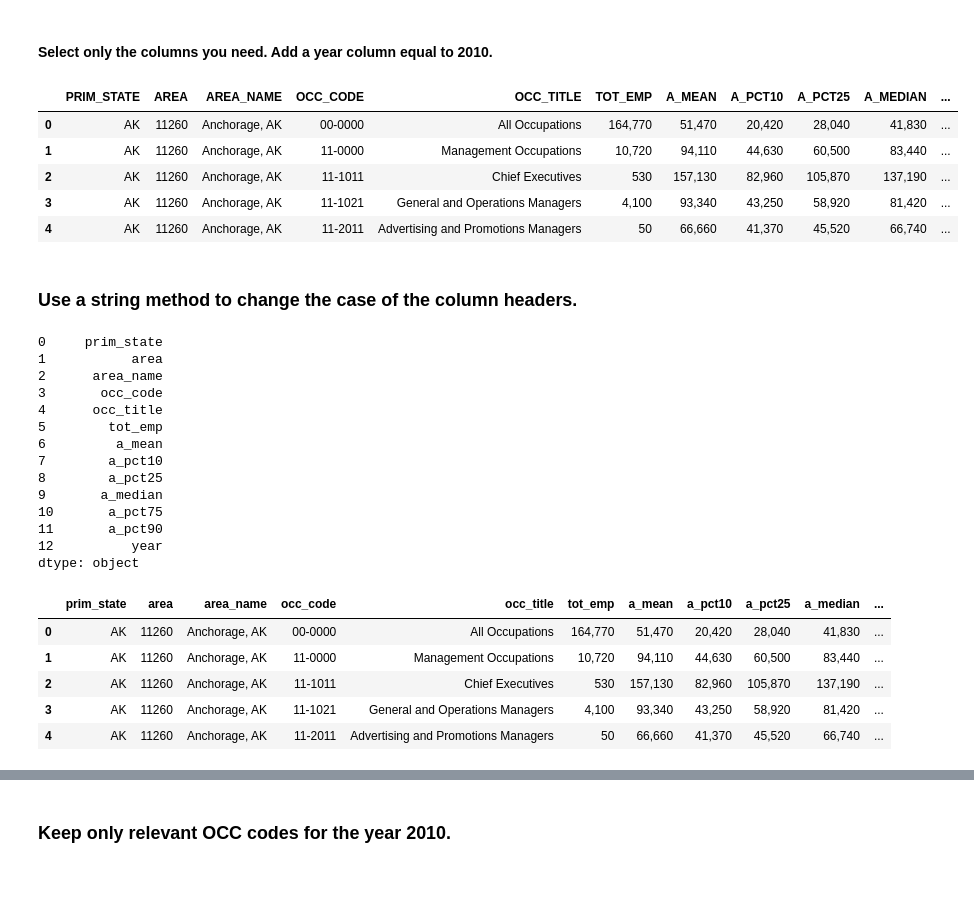
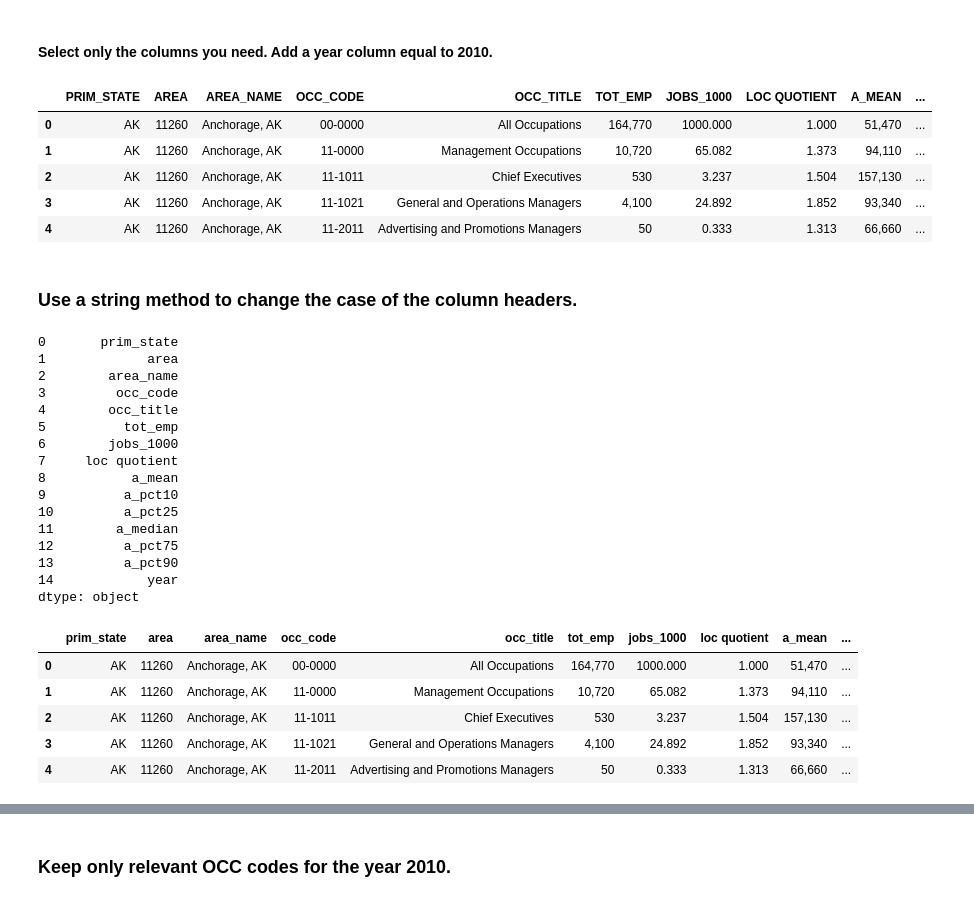
Before and after one commit to mkblake/tech-hubs-brain-drain, a Jupyter notebook: notebooks/cleaning_MSA_OEWS.ipynb, the cells around one changed output, grey strips where cells are left out. Saved outputs shown, nothing was run; the diff lists cells and outputs as text; code cells hidden in the pictures.

```diff
--- a/notebooks/cleaning_MSA_OEWS.ipynb
+++ b/notebooks/cleaning_MSA_OEWS.ipynb
@@ -238,47 +238,49 @@ memory usage: 28.5+ MB
 # %% [markdown]
 #### Select only the columns you need. Add a year column equal to 2010.
 # %%
-commsa2010 = commsa2010[['PRIM_STATE','AREA', 'AREA_NAME', 'OCC_CODE', 'OCC_TITLE', 'TOT_EMP', 'A_MEAN',
-                         'A_PCT10', 'A_PCT25', 'A_MEDIAN', 'A_PCT75', 'A_PCT90']]
+commsa2010 = commsa2010[['PRIM_STATE','AREA', 'AREA_NAME', 'OCC_CODE', 'OCC_TITLE', 'TOT_EMP', 'JOBS_1000', 'LOC QUOTIENT',
+                         'A_MEAN', 'A_PCT10', 'A_PCT25', 'A_MEDIAN', 'A_PCT75', 'A_PCT90']]
 commsa2010['year'] = 2010
 commsa2010.head()
 # %% [output]
-|  | PRIM_STATE | AREA | AREA_NAME | OCC_CODE | OCC_TITLE | TOT_EMP | A_MEAN | A_PCT10 | A_PCT25 | A_MEDIAN | ... |
-| 0 | AK | 11260 | Anchorage, AK | 00-0000 | All Occupations | 164,770 | 51,470 | 20,420 | 28,040 | 41,830 | ... |
-| 1 | AK | 11260 | Anchorage, AK | 11-0000 | Management Occupations | 10,720 | 94,110 | 44,630 | 60,500 | 83,440 | ... |
-| 2 | AK | 11260 | Anchorage, AK | 11-1011 | Chief Executives | 530 | 157,130 | 82,960 | 105,870 | 137,190 | ... |
-| 3 | AK | 11260 | Anchorage, AK | 11-1021 | General and Operations Managers | 4,100 | 93,340 | 43,250 | 58,920 | 81,420 | ... |
-| 4 | AK | 11260 | Anchorage, AK | 11-2011 | Advertising and Promotions Managers | 50 | 66,660 | 41,370 | 45,520 | 66,740 | ... |
+|  | PRIM_STATE | AREA | AREA_NAME | OCC_CODE | OCC_TITLE | TOT_EMP | JOBS_1000 | LOC QUOTIENT | A_MEAN | ... |
+| 0 | AK | 11260 | Anchorage, AK | 00-0000 | All Occupations | 164,770 | 1000.000 | 1.000 | 51,470 | ... |
+| 1 | AK | 11260 | Anchorage, AK | 11-0000 | Management Occupations | 10,720 | 65.082 | 1.373 | 94,110 | ... |
+| 2 | AK | 11260 | Anchorage, AK | 11-1011 | Chief Executives | 530 | 3.237 | 1.504 | 157,130 | ... |
+| 3 | AK | 11260 | Anchorage, AK | 11-1021 | General and Operations Managers | 4,100 | 24.892 | 1.852 | 93,340 | ... |
+| 4 | AK | 11260 | Anchorage, AK | 11-2011 | Advertising and Promotions Managers | 50 | 0.333 | 1.313 | 66,660 | ... |
 # %% [markdown]
 ### Use a string method to change the case of the column headers.
 # %%
-col2010 = pd.Series(['PRIM_STATE','AREA', 'AREA_NAME', 'OCC_CODE', 'OCC_TITLE', 'TOT_EMP', 'A_MEAN',
+col2010 = pd.Series(['PRIM_STATE','AREA', 'AREA_NAME', 'OCC_CODE', 'OCC_TITLE', 'TOT_EMP', 'JOBS_1000', 'LOC QUOTIENT', 'A_MEAN',
                          'A_PCT10', 'A_PCT25', 'A_MEDIAN', 'A_PCT75', 'A_PCT90', 'year'])
 lowcol2010 = col2010.str.lower()
 print(lowcol2010)
 commsa2010.columns = lowcol2010
 commsa2010.head()
 # %% [output]
-0     prim_state
-1           area
-2      area_name
-3       occ_code
-4      occ_title
-5        tot_emp
-6         a_mean
-7        a_pct10
-8        a_pct25
-9       a_median
-10       a_pct75
-11       a_pct90
-12          year
+0       prim_state
+1             area
+2        area_name
+3         occ_code
+4        occ_title
+5          tot_emp
+6        jobs_1000
+7     loc quotient
+8           a_mean
+9          a_pct10
+10         a_pct25
+11        a_median
+12         a_pct75
+13         a_pct90
+14            year
 dtype: object
-|  | prim_state | area | area_name | occ_code | occ_title | tot_emp | a_mean | a_pct10 | a_pct25 | a_median | ... |
-| 0 | AK | 11260 | Anchorage, AK | 00-0000 | All Occupations | 164,770 | 51,470 | 20,420 | 28,040 | 41,830 | ... |
-| 1 | AK | 11260 | Anchorage, AK | 11-0000 | Management Occupations | 10,720 | 94,110 | 44,630 | 60,500 | 83,440 | ... |
-| 2 | AK | 11260 | Anchorage, AK | 11-1011 | Chief Executives | 530 | 157,130 | 82,960 | 105,870 | 137,190 | ... |
-| 3 | AK | 11260 | Anchorage, AK | 11-1021 | General and Operations Managers | 4,100 | 93,340 | 43,250 | 58,920 | 81,420 | ... |
-| 4 | AK | 11260 | Anchorage, AK | 11-2011 | Advertising and Promotions Managers | 50 | 66,660 | 41,370 | 45,520 | 66,740 | ... |
+|  | prim_state | area | area_name | occ_code | occ_title | tot_emp | jobs_1000 | loc quotient | a_mean | ... |
+| 0 | AK | 11260 | Anchorage, AK | 00-0000 | All Occupations | 164,770 | 1000.000 | 1.000 | 51,470 | ... |
+| 1 | AK | 11260 | Anchorage, AK | 11-0000 | Management Occupations | 10,720 | 65.082 | 1.373 | 94,110 | ... |
+| 2 | AK | 11260 | Anchorage, AK | 11-1011 | Chief Executives | 530 | 3.237 | 1.504 | 157,130 | ... |
+| 3 | AK | 11260 | Anchorage, AK | 11-1021 | General and Operations Managers | 4,100 | 24.892 | 1.852 | 93,340 | ... |
+| 4 | AK | 11260 | Anchorage, AK | 11-2011 | Advertising and Promotions Managers | 50 | 0.333 | 1.313 | 66,660 | ... |
 # %%
 bad1 = ['*', '**', '#']
 good1 = [0, 0, 145601]
```
Also changed, not shown: parts of 9 cells of this notebook, 3 other files.
